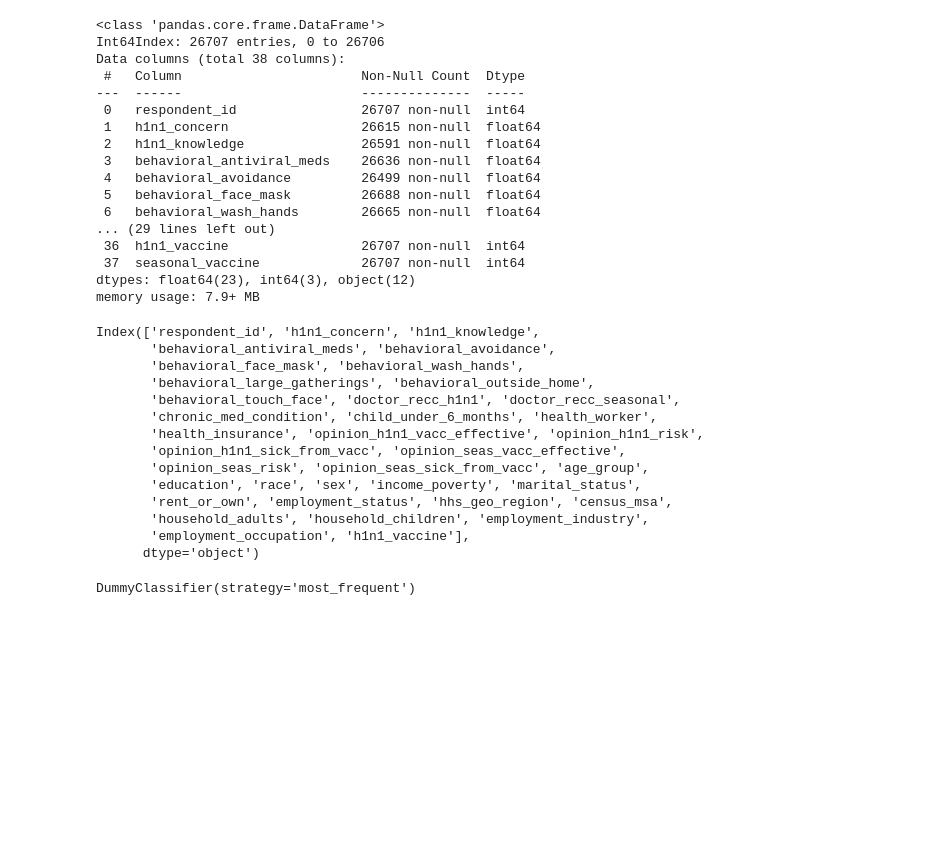
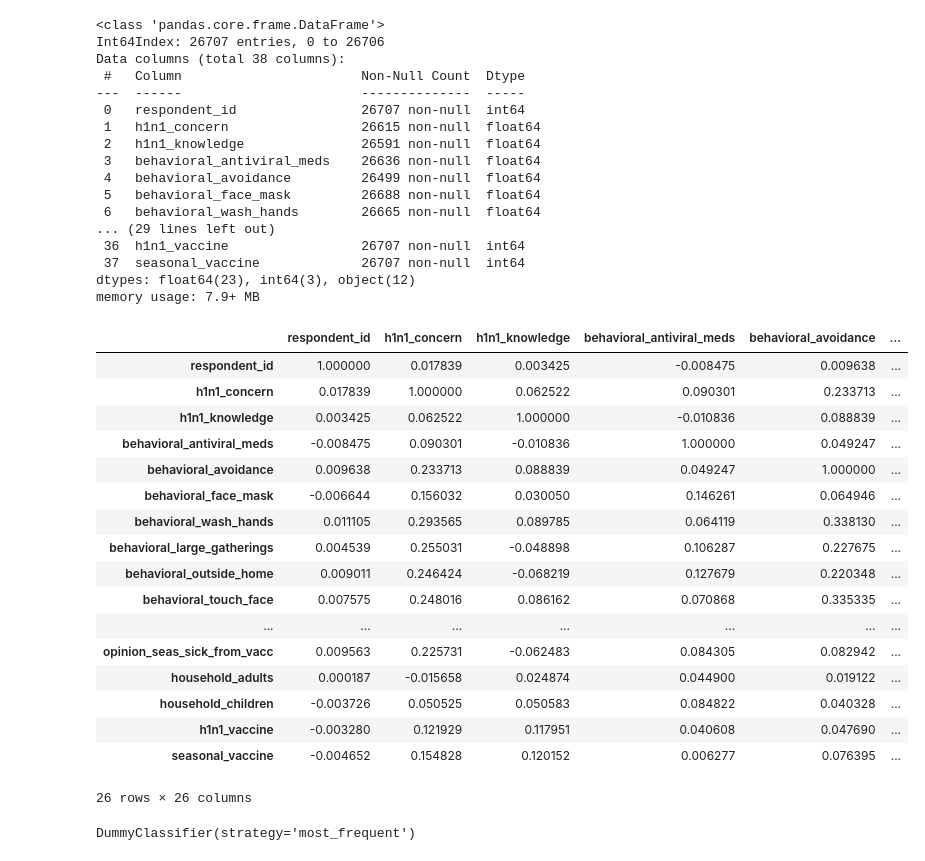
Before and after one commit to ramses02/Vaccines, a Jupyter notebook: main_notebook.ipynb, the cells around one changed output. Drawn from its saved outputs; the diff is of its cells as text; code cells hidden in the pictures; blank space fills up the shorter version.

```diff
--- a/main_notebook.ipynb
+++ b/main_notebook.ipynb
@@ -53,27 +53,30 @@ Data columns (total 38 columns):
  37  seasonal_vaccine             26707 non-null  int64
 dtypes: float64(23), int64(3), object(12)
 memory usage: 7.9+ MB
+# %%
+flu_df.corr()
+# %% [output]
+|  | respondent_id | h1n1_concern | h1n1_knowledge | behavioral_antiviral_meds | behavioral_avoidance | ... |
+| respondent_id | 1.000000 | 0.017839 | 0.003425 | -0.008475 | 0.009638 | ... |
+| h1n1_concern | 0.017839 | 1.000000 | 0.062522 | 0.090301 | 0.233713 | ... |
+| h1n1_knowledge | 0.003425 | 0.062522 | 1.000000 | -0.010836 | 0.088839 | ... |
+| behavioral_antiviral_meds | -0.008475 | 0.090301 | -0.010836 | 1.000000 | 0.049247 | ... |
+| behavioral_avoidance | 0.009638 | 0.233713 | 0.088839 | 0.049247 | 1.000000 | ... |
+| behavioral_face_mask | -0.006644 | 0.156032 | 0.030050 | 0.146261 | 0.064946 | ... |
+| behavioral_wash_hands | 0.011105 | 0.293565 | 0.089785 | 0.064119 | 0.338130 | ... |
+| behavioral_large_gatherings | 0.004539 | 0.255031 | -0.048898 | 0.106287 | 0.227675 | ... |
+| behavioral_outside_home | 0.009011 | 0.246424 | -0.068219 | 0.127679 | 0.220348 | ... |
+| behavioral_touch_face | 0.007575 | 0.248016 | 0.086162 | 0.070868 | 0.335335 | ... |
+| ... | ... | ... | ... | ... | ... | ... |
+| opinion_seas_sick_from_vacc | 0.009563 | 0.225731 | -0.062483 | 0.084305 | 0.082942 | ... |
+| household_adults | 0.000187 | -0.015658 | 0.024874 | 0.044900 | 0.019122 | ... |
+| household_children | -0.003726 | 0.050525 | 0.050583 | 0.084822 | 0.040328 | ... |
+| h1n1_vaccine | -0.003280 | 0.121929 | 0.117951 | 0.040608 | 0.047690 | ... |
+| seasonal_vaccine | -0.004652 | 0.154828 | 0.120152 | 0.006277 | 0.076395 | ... |
+26 rows × 26 columns
 # %%
 X=flu_df.drop('seasonal_vaccine', axis=1)
 y=flu_df['seasonal_vaccine']
-# %%
-print(X.columns
-)
-# %% [output]
-Index(['respondent_id', 'h1n1_concern', 'h1n1_knowledge',
-       'behavioral_antiviral_meds', 'behavioral_avoidance',
-       'behavioral_face_mask', 'behavioral_wash_hands',
-       'behavioral_large_gatherings', 'behavioral_outside_home',
-       'behavioral_touch_face', 'doctor_recc_h1n1', 'doctor_recc_seasonal',
-       'chronic_med_condition', 'child_under_6_months', 'health_worker',
-       'health_insurance', 'opinion_h1n1_vacc_effective', 'opinion_h1n1_risk',
-       'opinion_h1n1_sick_from_vacc', 'opinion_seas_vacc_effective',
-       'opinion_seas_risk', 'opinion_seas_sick_from_vacc', 'age_group',
-       'education', 'race', 'sex', 'income_poverty', 'marital_status',
-       'rent_or_own', 'employment_status', 'hhs_geo_region', 'census_msa',
-       'household_adults', 'household_children', 'employment_industry',
-       'employment_occupation', 'h1n1_vaccine'],
-      dtype='object')
 # %%
 X_train, X_test, y_train, y_test = train_test_split(X, y, test_size=.25, random_state=12)
 # %%
```
Also changed, not shown: parts of 28 cells of this notebook.
